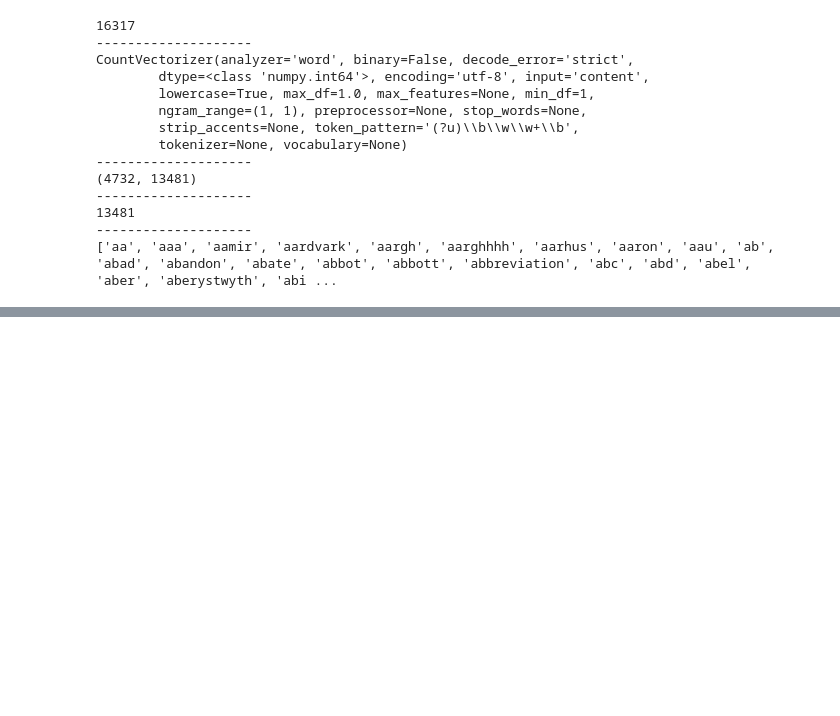
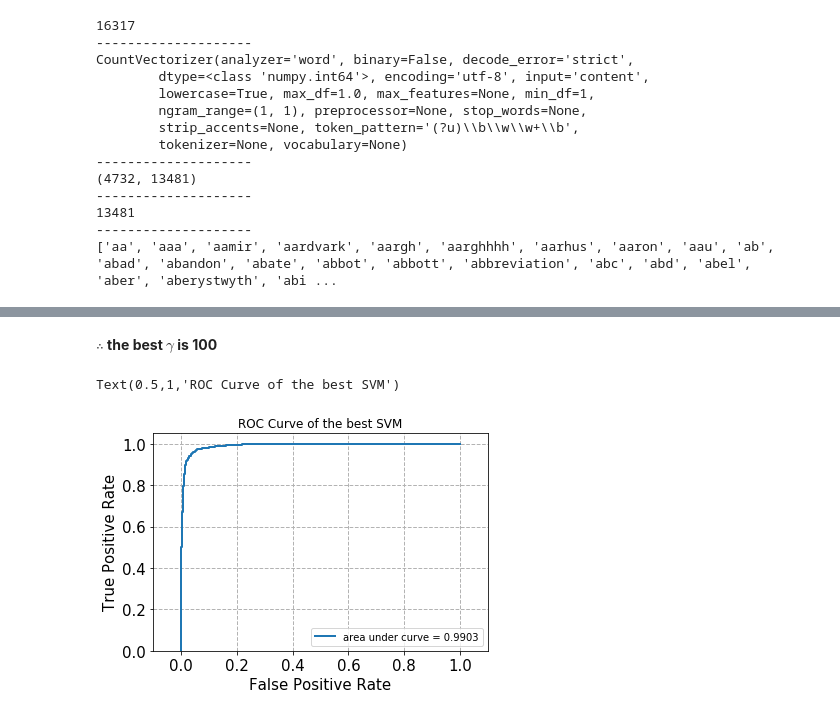
Before and after one commit to Shuyifan/ECE-219-Large-Scale-Data-Mining-Project, a Jupyter notebook: Project1.ipynb, the cells around one changed output, grey strips where cells are left out. Cells and saved outputs as stored; diff of their text form; code cells hidden in the pictures; blank space fills up the shorter version.

```diff
--- a/Project1.ipynb
+++ b/Project1.ipynb
@@ -339,0 +707,15 @@ print(X_test_tfidf.toarray()[:30,:30])
+# %% [markdown]
+**$\therefore$ the best $\gamma$ is 100**
+# %%
+# ROC curve of the best
+
+svm = LinearSVC(loss='hinge', C=100).fit(X_train_lsi,train_label)
+
+score = svm.decision_function(X_test_lsi)
+fpr, tpr, _ = metrics.roc_curve(test_label, score, pos_label=1)
+
+plot_roc(fpr, tpr)
+plt.title('ROC Curve of the best SVM')
+# %% [output]
+Text(0.5,1,'ROC Curve of the best SVM')
+[figure, added]
```
Also changed, not shown: parts of 30 cells of this notebook.
